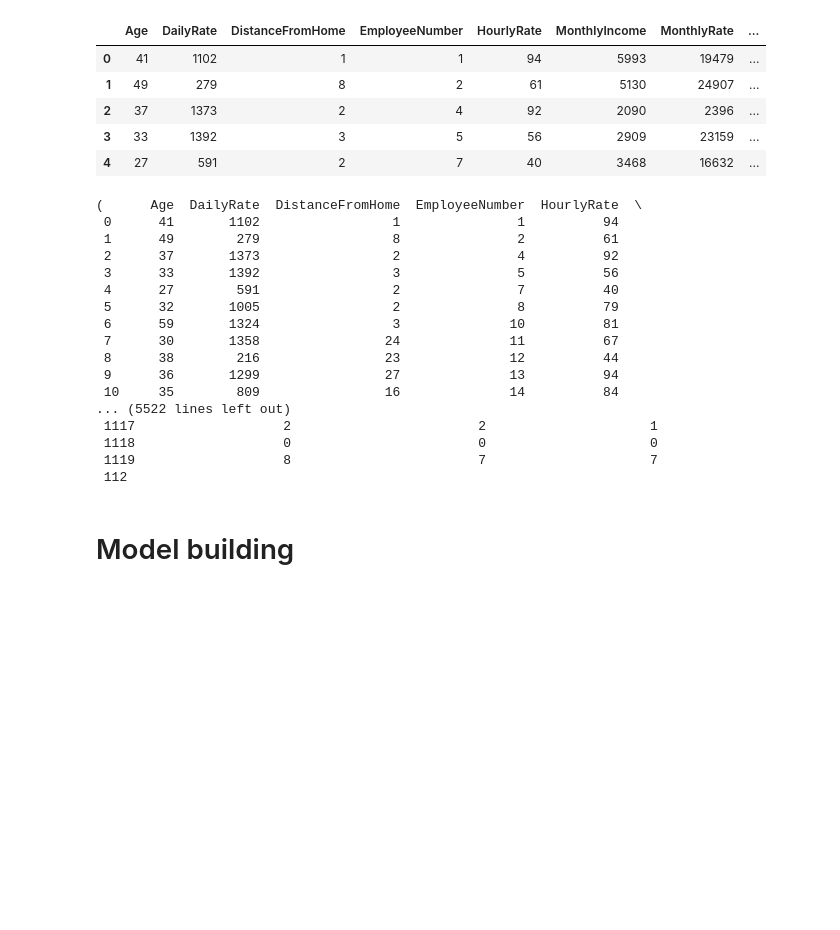
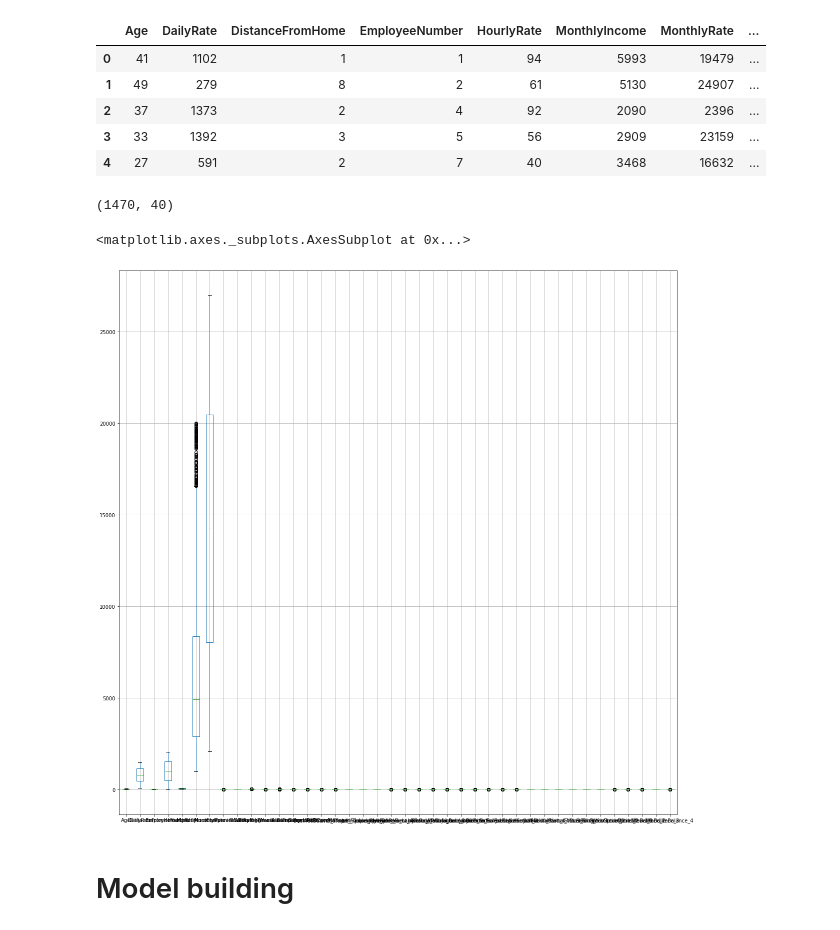
Before and after one commit to rby756/employee-attrition-prediction, a Jupyter notebook: IBM employee attrition .ipynb, the cells around one changed output. Saved outputs shown, nothing was run; the diff lists cells and outputs as text; code cells hidden in the pictures; blank space fills up the shorter version.

```diff
--- a/IBM employee attrition .ipynb
+++ b/IBM employee attrition .ipynb
@@ -593,22 +690,11 @@ dummy_var.head()
 # %%
 X=dummy_var.copy()
 Y=pd.DataFrame(Y)
-X,Y
+X.shape
 # %% [output]
-(      Age  DailyRate  DistanceFromHome  EmployeeNumber  HourlyRate  \
- 0      41       1102                 1               1          94
- 1      49        279                 8               2          61
- 2      37       1373                 2               4          92
- 3      33       1392                 3               5          56
- 4      27        591                 2               7          40
- 5      32       1005                 2               8          79
- 6      59       1324                 3              10          81
- 7      30       1358                24              11          67
- 8      38        216                23              12          44
- 9      36       1299                27              13          94
- 10     35        809                16              14          84
-... (5522 lines left out)
- 1117                   2                        2                     1
- 1118                   0                        0                     0
- 1119                   8                        7                     7
- 112
+(1470, 40)
+# %%
+X.boxplot(figsize=(20,20))
+# %% [output]
+<matplotlib.axes._subplots.AxesSubplot at 0x...>
+[figure, added]
```
Also changed, not shown: parts of 85 cells of this notebook, 5 other files.
